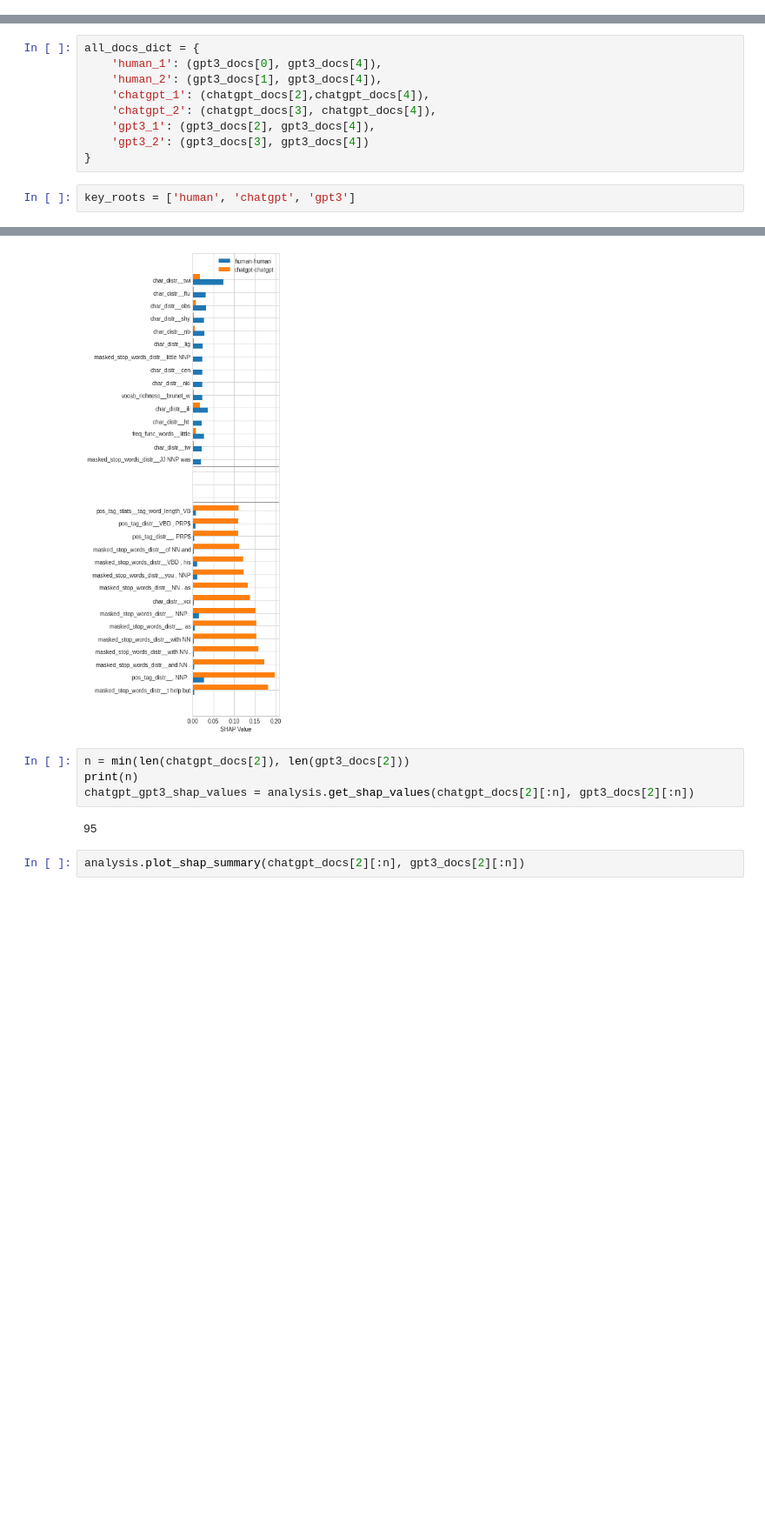
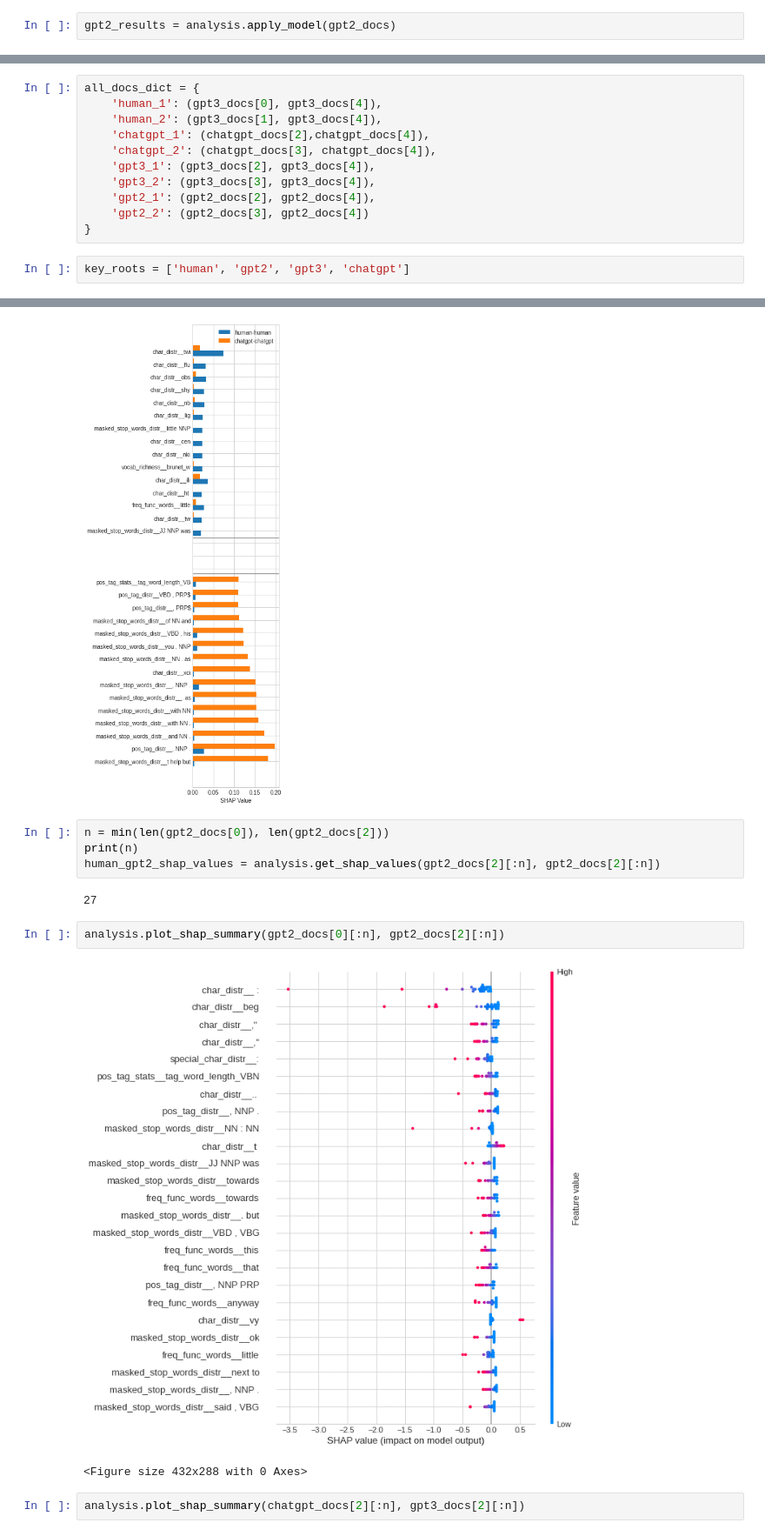
Before and after one commit to janithnw/authorship_verification, a Jupyter notebook: AI_generated_text/Apply_AV.ipynb, the cells around one changed output, grey strips where cells are left out. Shown at 87% size. Drawn from its saved outputs; the diff is of its cells as text; blank space fills up the shorter version.

Commit message:
GPT2 results and more plots

```diff
--- a/AI_generated_text/Apply_AV.ipynb
+++ b/AI_generated_text/Apply_AV.ipynb
@@ -43,0 +80,2 @@ AI 2:       4758.64
+# %%
+gpt2_results = analysis.apply_model(gpt2_docs)
@@ -71,10 +105,12 @@ all_docs_dict = {
     'chatgpt_1': (chatgpt_docs[2],chatgpt_docs[4]),
     'chatgpt_2': (chatgpt_docs[3], chatgpt_docs[4]),
     'gpt3_1': (gpt3_docs[2], gpt3_docs[4]),
-    'gpt3_2': (gpt3_docs[3], gpt3_docs[4])
+    'gpt3_2': (gpt3_docs[3], gpt3_docs[4]),
+    'gpt2_1': (gpt2_docs[2], gpt2_docs[4]),
+    'gpt2_2': (gpt2_docs[3], gpt2_docs[4])
 }
 # %%
-key_roots = ['human', 'chatgpt', 'gpt3']
+key_roots = ['human', 'gpt2', 'gpt3', 'chatgpt']
 # %%
 res = analysis.apply_model_multiple_sets(all_docs_dict, key_roots)
 # %% [output]
@@ -114,11 +186,16 @@ analysis.plot_shap_summary_two_comparisons(shap_summaries_chatgpt_df, 'human-hum
 [interactive output not drawn]
 [figure]
 # %%
-n = min(len(chatgpt_docs[2]), len(gpt3_docs[2]))
+n = min(len(gpt2_docs[0]), len(gpt2_docs[2]))
 print(n)
-chatgpt_gpt3_shap_values = analysis.get_shap_values(chatgpt_docs[2][:n], gpt3_docs[2][:n])
+human_gpt2_shap_values = analysis.get_shap_values(gpt2_docs[2][:n], gpt2_docs[2][:n])
 # %% [output]
-95
+27
+# %%
+analysis.plot_shap_summary(gpt2_docs[0][:n], gpt2_docs[2][:n])
+# %% [output]
+[figure, added]
+<Figure size 432x288 with 0 Axes>
 # %%
 analysis.plot_shap_summary(chatgpt_docs[2][:n], gpt3_docs[2][:n])
 # %% [output]
```
Also changed, not shown: parts of 22 cells of this notebook, 1 other file.
